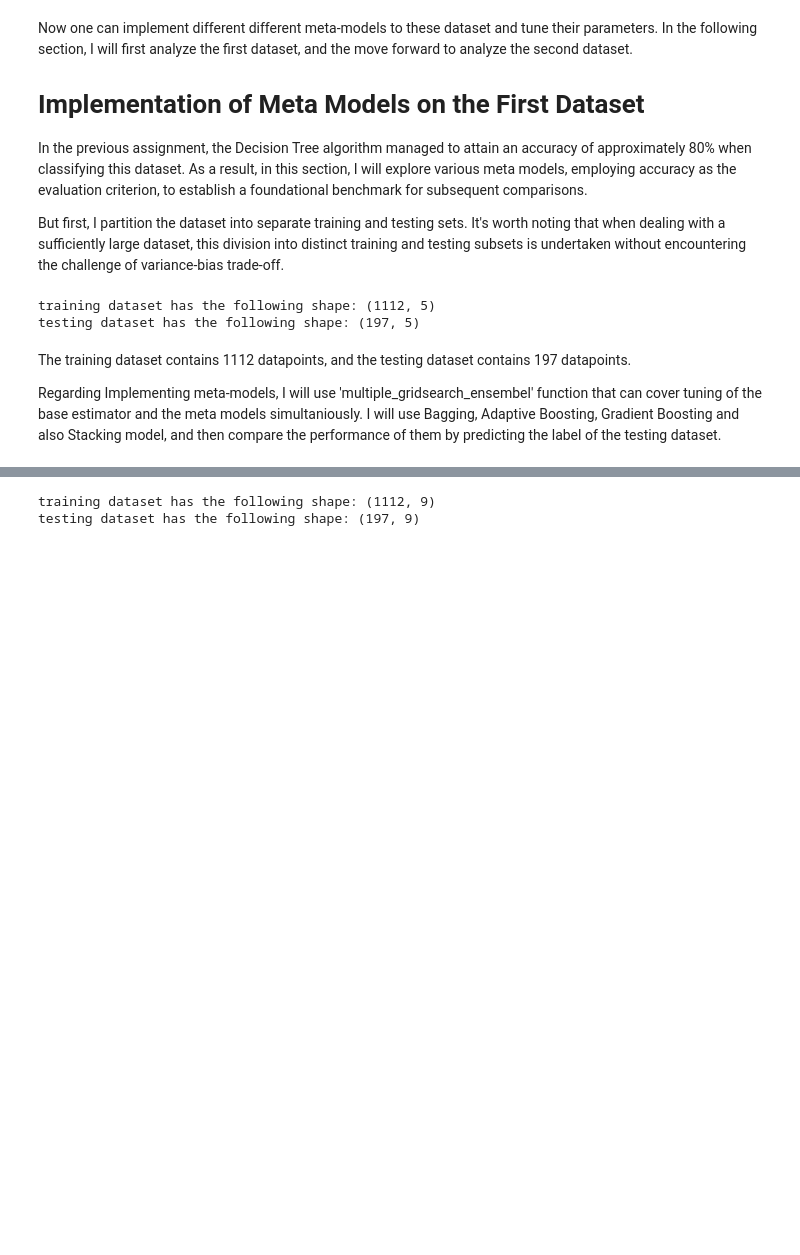
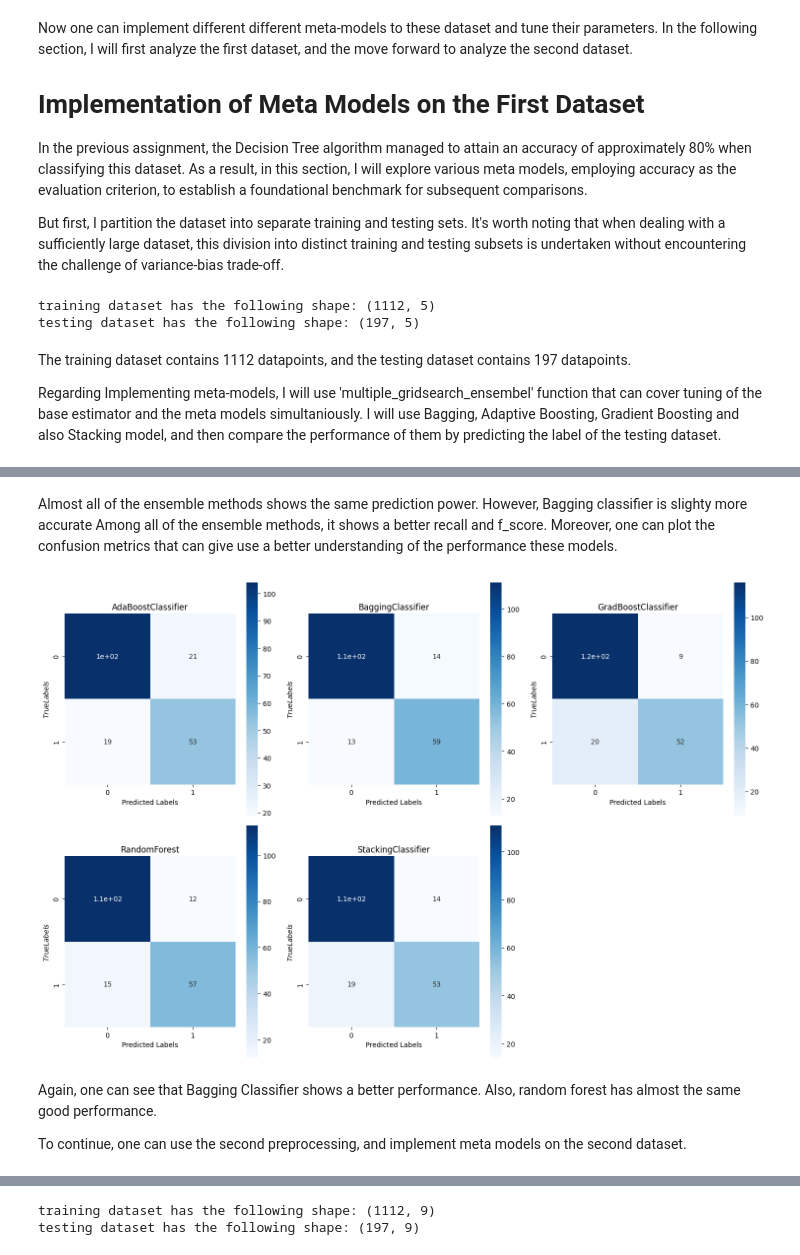
Before and after one commit to hooman-b/Machine_learning_assignments, a Jupyter notebook: Supervised_Learning/Seventh_Assignment/Assignment7.ipynb, the cells around one changed output, grey strips where cells are left out. Saved outputs shown, nothing was run; the diff lists cells and outputs as text; code cells hidden in the pictures; blank space fills up the shorter version.

```diff
--- a/Supervised_Learning/Seventh_Assignment/Assignment7.ipynb
+++ b/Supervised_Learning/Seventh_Assignment/Assignment7.ipynb
@@ -435,7 +443,3 @@ data_dict =  {'x': X_train1,
               'y': y_train1}
 
 best_models_dict1 = multiple_gridsearch_ensembel(estimator_dict, scoring_list, 10, 'accuracy', data_dict)
-# %%
-from joblib import dump, load
-for name in best_models_dict1.keys():
-    dump(best_models_dict1[name]['best_model'], f'{name}.joblib')
@@ -443,0 +482,4 @@ Moreover one can use stacking model for this dataset.
+# %%
+# load the models
+path ='D:/Data Science for Life Science/Machine Learning and Deep learning/Data/Data_week6'
+models_dict = save_read_model(path, 'read', model_dict=None)
@@ -546,0 +675,42 @@ for name in best_model_stacking1.keys():
+# %% [markdown]
+Almost all of the ensemble methods shows the same prediction power. However, Bagging classifier is slighty more accurate Among all of the ensemble methods, it shows a better recall and f_score. Moreover, one can plot the confusion metrics that can give use a better understanding of the performance these models.
+# %%
+def cm_plotter(models_dict, X_test, y_test, logarithm=False):
+    cm_dict = {}
+    for model in models_dict:
+        y_predict = models_dict[model].predict(X_test)
+        cm = confusion(y_test, y_predict)
+        cm_dict[model] = cm
+
+    plot_numbers = len(models_dict.keys())
+    num_cols= math.ceil(math.sqrt(plot_numbers))
+    num_rows = math.ceil(plot_numbers / num_cols)
+
+    fig, axes = plt.subplots(nrows=num_rows, ncols=num_cols, figsize=(5 * num_cols, 5 * num_rows))
+    axes = axes.flatten()
+    for i, ax in enumerate(axes):
+
+        try:
+            cm = cm_dict[list(cm_dict.keys())[i]]
+
+            if logarithm:
+                cm = np.log(cm)
+
+            sns.heatmap(cm, annot=True, cmap='Blues', ax=ax)
+            ax.set(aspect='equal',
+                xlabel='Predicted Labels',
+                ylabel='$True Labels$')
+            ax.set_title(f'{list(cm_dict.keys())[i]}')
+        except:
+            fig.delaxes(axes[i])
+
+    plt.tight_layout()
+    plt.show()
+# %%
+evaluation_dict = cm_plotter(models_dict, X_test1, y_test1,)
+# %% [output]
+[figure, added]
+# %% [markdown]
+Again, one can see that Bagging Classifier shows a better performance. Also, random forest has almost the same good performance.
+
+To continue, one can use the second preprocessing, and implement meta models on the second dataset.
```
Also changed, not shown: parts of 28 cells of this notebook.
